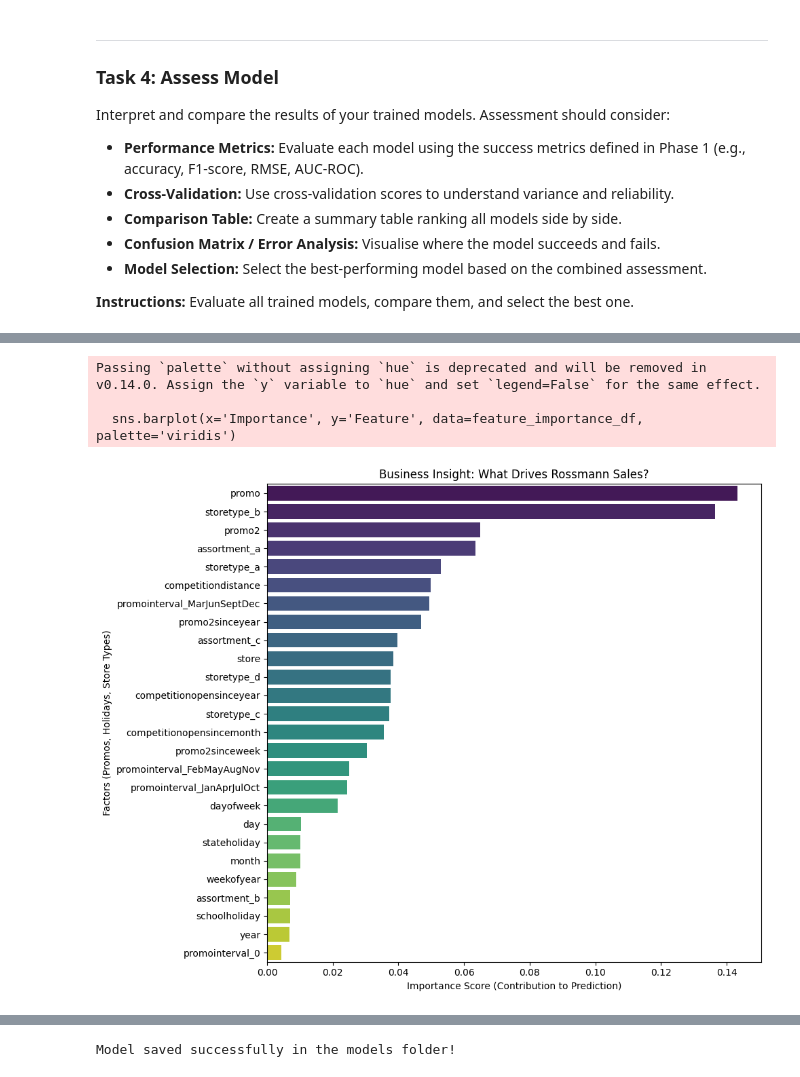
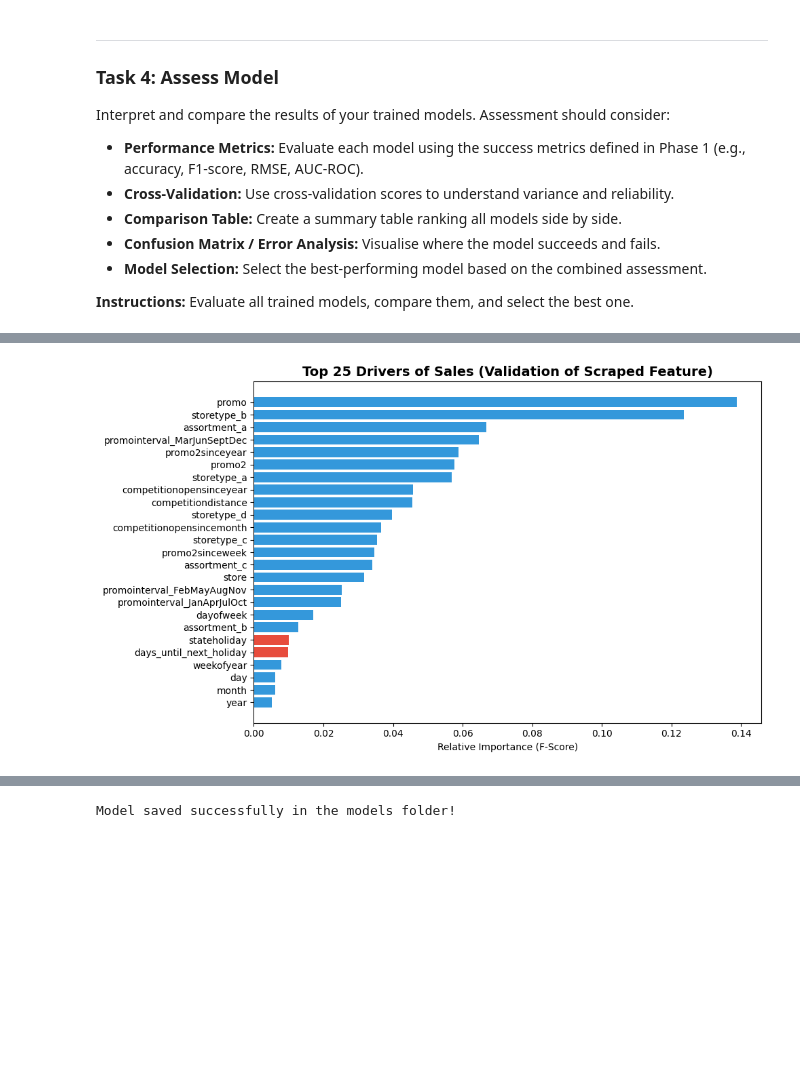
Before and after one commit to ali-albakri/KH5004CMD-Rossmann, a Jupyter notebook: notebooks/Phase_4_Modeling.ipynb, the cells around one changed output, grey strips where cells are left out. Drawn from its saved outputs; the diff is of its cells as text; code cells hidden in the pictures; blank space fills up the shorter version.

```diff
--- a/notebooks/Phase_4_Modeling.ipynb
+++ b/notebooks/Phase_4_Modeling.ipynb
@@ -452,28 +502,25 @@ XGBRegressor(base_score=None, booster=None, callbacks=None,
              n_jobs=-1, num_parallel_tree=None, ...)
-# %%
-import matplotlib.pyplot as plt
-import seaborn as sns
-
-importance = best_model.feature_importances_
-feature_names = X_train.columns
-
-feature_importance_df = pd.DataFrame({
-    'Feature': feature_names,
-    'Importance': importance
-}).sort_values(by='Importance', ascending=False)
-
-plt.figure(figsize=(10, 8))
-sns.barplot(x='Importance', y='Feature', data=feature_importance_df, palette='viridis')
-plt.title('Business Insight: What Drives Rossmann Sales?')
-plt.xlabel('Importance Score (Contribution to Prediction)')
-plt.ylabel('Factors (Promos, Holidays, Store Types)')
-plt.tight_layout()
-plt.show()
-# %% [output]
-Passing `palette` without assigning `hue` is deprecated and will be removed in v0.14.0. Assign the `y` variable to `hue` and set `legend=False` for the same effect.
-
-  sns.barplot(x='Importance', y='Feature', data=feature_importance_df, palette='viridis')
-[figure, removed]
+# %%
+# --- VALIDATING THE SCRAPED FEATURE ---
+import matplotlib.pyplot as plt
+
+# Get importances from your best model (assuming XGBoost won)
+importances = trained_models['XGBoost (Tuned) - Randomized'].feature_importances_
+feature_names = X_train.columns
+indices = np.argsort(importances)[-25:] # Top 25
+
+plt.figure(figsize=(10, 6))
+# Highlight your custom feature in red
+colors = ['#e74c3c' if 'holiday' in feat else '#3498db' for feat in feature_names[indices]]
+
+plt.barh(range(len(indices)), importances[indices], color=colors, align='center')
+plt.yticks(range(len(indices)), [feature_names[i] for i in indices])
+plt.xlabel('Relative Importance (F-Score)')
+plt.title('Top 25 Drivers of Sales (Validation of Scraped Feature)', fontsize=14, fontweight='bold')
+plt.tight_layout()
+plt.show()
+# %% [output]
+[figure, added]
 # %%
 import matplotlib.pyplot as plt
 
```
Also changed, not shown: parts of 9 cells of this notebook, 10 other files.
